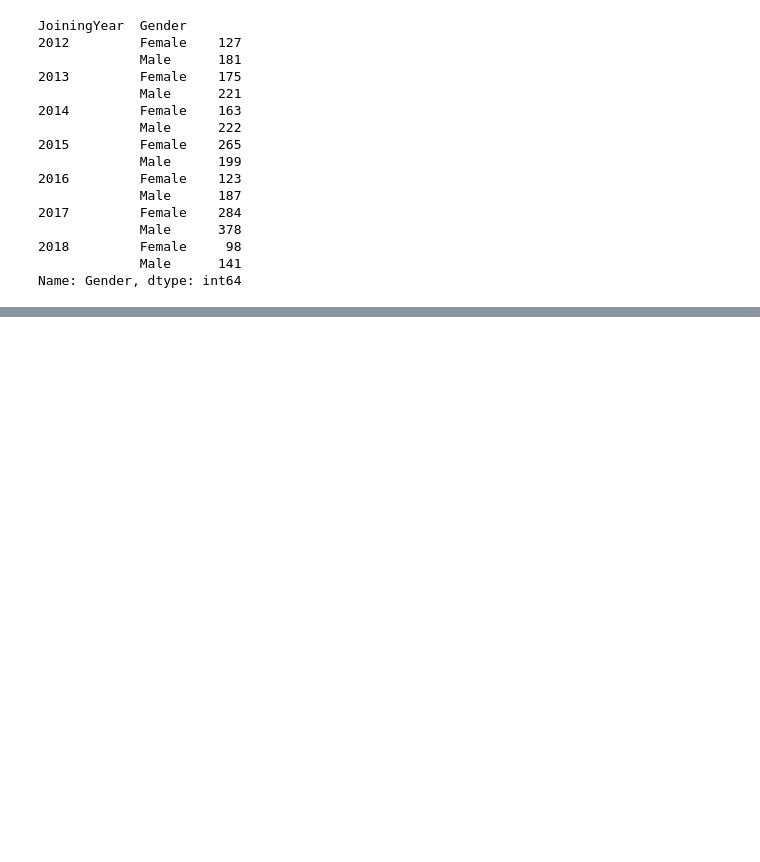
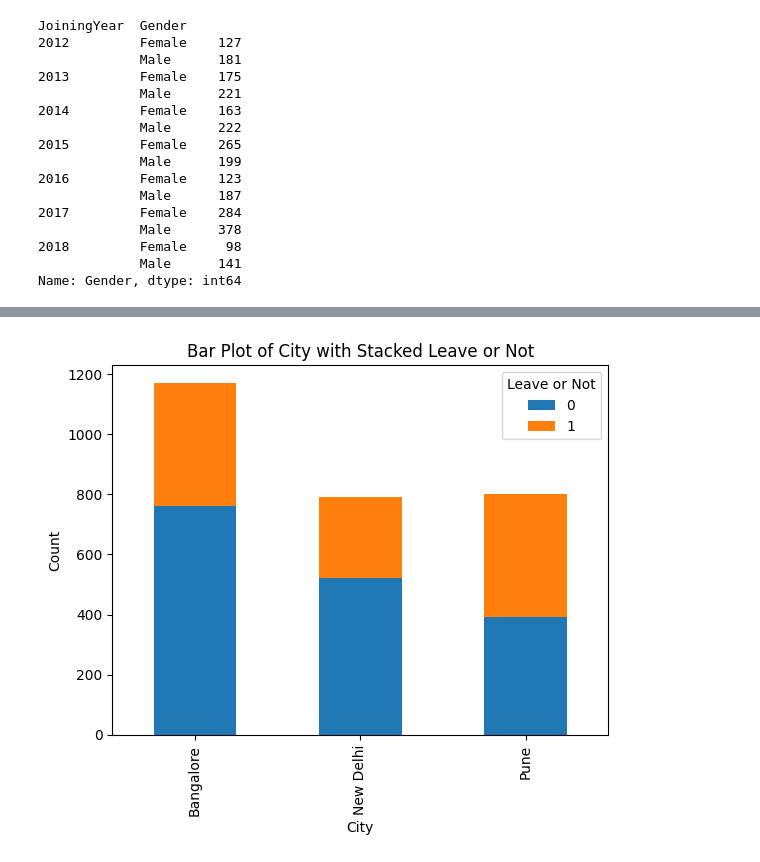
Before and after one commit to halchemylab/employee-classification-machine-learning-project, a Jupyter notebook: notebook.ipynb, the cells around one changed output, grey strips where cells are left out. Cells and saved outputs as stored; diff of their text form; code cells hidden in the pictures; blank space fills up the shorter version.

```diff
--- a/notebook.ipynb
+++ b/notebook.ipynb
@@ -185,0 +199,10 @@ Name: Gender, dtype: int64
+# %%
+city_leave_counts = df.groupby("City")["LeaveOrNot"].value_counts().unstack()
+city_leave_counts.plot(kind = "bar", stacked=True)
+plt.xlabel("City")
+plt.ylabel("Count")
+plt.title("Bar Plot of City with Stacked Leave or Not")
+plt.legend(title = "Leave or Not")
+plt.show()
+# %% [output]
+[figure, added]
```
Also changed, not shown: parts of 8 cells of this notebook.
